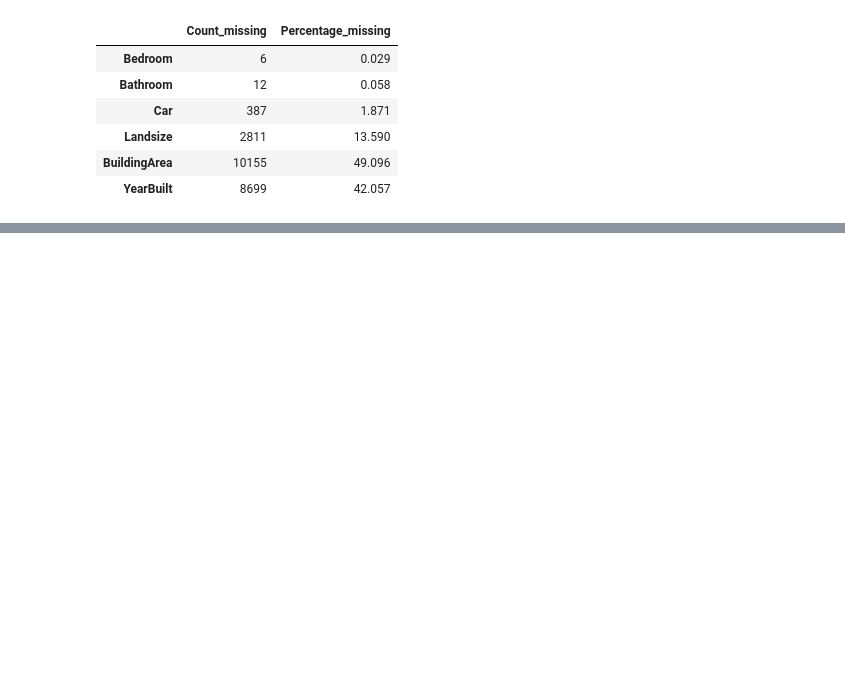
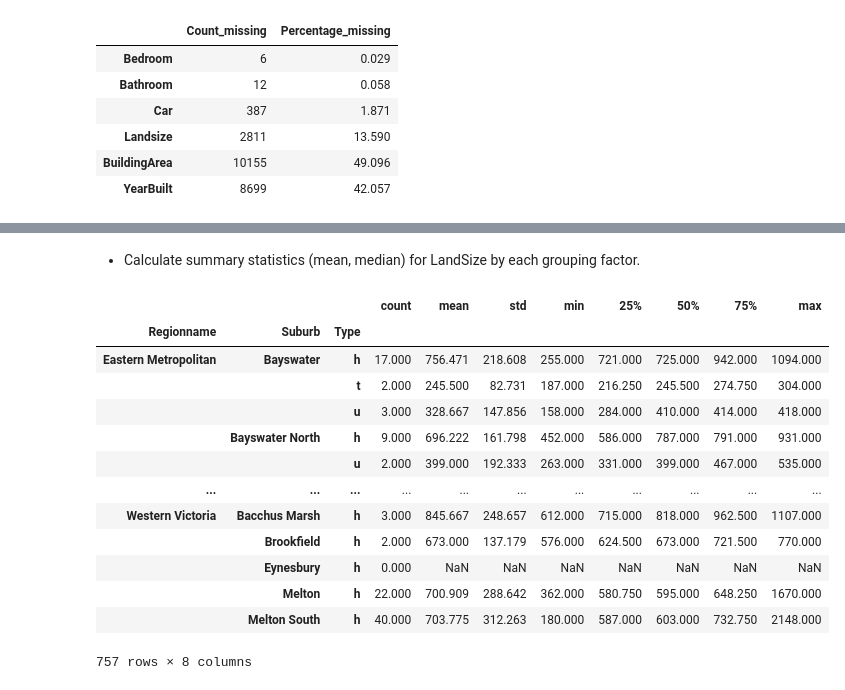
Before and after one commit to Nnaemeka-ch/Melbourne_Housing_Analysis, a Jupyter notebook: Melbourne_housing.ipynb, the cells around one changed output, grey strips where cells are left out. Saved outputs shown, nothing was run; the diff lists cells and outputs as text; code cells hidden in the pictures; blank space fills up the shorter version.

```diff
--- a/Melbourne_housing.ipynb
+++ b/Melbourne_housing.ipynb
@@ -583,0 +611,19 @@ memory usage: 2.7+ MB
+# %% [markdown]
+* Calculate summary statistics (mean, median) for LandSize by each grouping factor.
+# %%
+df.groupby(['Regionname', 'Suburb', 'Type'])['Landsize'].describe()
+# %% [output]
+|  |  |  | count | mean | std | min | 25% | 50% | 75% | max |
+| Regionname | Suburb | Type |  |  |  |  |  |  |  |  |
+| Eastern Metropolitan | Bayswater | h | 17.000 | 756.471 | 218.608 | 255.000 | 721.000 | 725.000 | 942.000 | 1094.000 |
+|  |  | t | 2.000 | 245.500 | 82.731 | 187.000 | 216.250 | 245.500 | 274.750 | 304.000 |
+|  |  | u | 3.000 | 328.667 | 147.856 | 158.000 | 284.000 | 410.000 | 414.000 | 418.000 |
+|  | Bayswater North | h | 9.000 | 696.222 | 161.798 | 452.000 | 586.000 | 787.000 | 791.000 | 931.000 |
+|  |  | u | 2.000 | 399.000 | 192.333 | 263.000 | 331.000 | 399.000 | 467.000 | 535.000 |
+| ... | ... | ... | ... | ... | ... | ... | ... | ... | ... | ... |
+| Western Victoria | Bacchus Marsh | h | 3.000 | 845.667 | 248.657 | 612.000 | 715.000 | 818.000 | 962.500 | 1107.000 |
+|  | Brookfield | h | 2.000 | 673.000 | 137.179 | 576.000 | 624.500 | 673.000 | 721.500 | 770.000 |
+|  | Eynesbury | h | 0.000 | NaN | NaN | NaN | NaN | NaN | NaN | NaN |
+|  | Melton | h | 22.000 | 700.909 | 288.642 | 362.000 | 580.750 | 595.000 | 648.250 | 1670.000 |
+|  | Melton South | h | 40.000 | 703.775 | 312.263 | 180.000 | 587.000 | 603.000 | 732.750 | 2148.000 |
+757 rows × 8 columns
```
Also changed, not shown: parts of 17 cells of this notebook.
